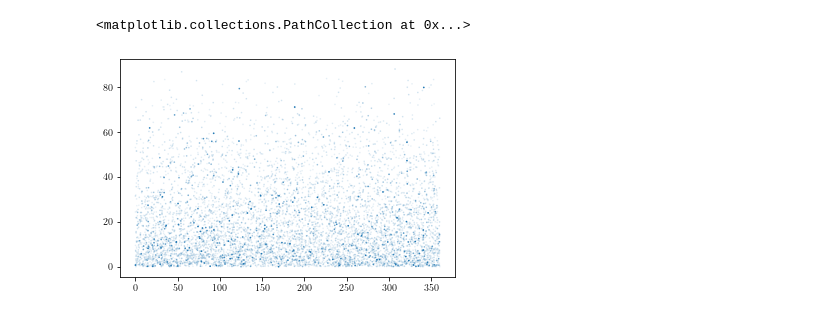
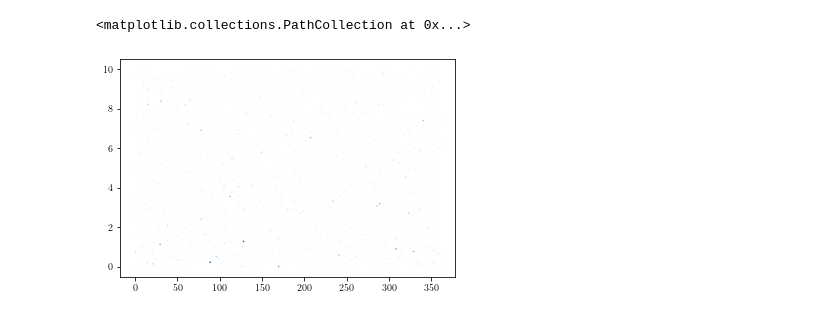
Before and after one commit to MeighenBergerS/dmpoint, a Jupyter notebook: notebooks/sky_hotspots_density.ipynb, the cells around one changed output. Drawn from its saved outputs; the diff is of its cells as text; code cells hidden in the pictures.

```diff
--- a/notebooks/sky_hotspots_density.ipynb
+++ b/notebooks/sky_hotspots_density.ipynb
@@ -115,7 +114,7 @@ def data_filter(event_dic, energy_range, angle_range, years):
         filtered_dic[year] = angle_filter_2
     return filtered_dic
 # %%
-filtered_data = data_filter(event_dic, [4., 9.], [0., 90.], [0, 1, 2, 3, 4, 5, 6, 7, 8, 9])
+filtered_data = data_filter(event_dic, [4., 9.], [0., 10.], [0, 1, 2, 3, 4, 5, 6, 7, 8, 9])
 # %%
 # Construct weighted events
 def weighted_events(event_dic, weight_func, years):
@@ -131,10 +130,10 @@ def weighted_events(event_dic, weight_func, years):
     return np.concatenate([weighted_data[year] for year in years])
 weighted_data = weighted_events(filtered_data, weights, range(10))
 # %%
-plt.scatter(weighted_data[:, 0], weighted_data[:, 1], s=0.5, alpha=weighted_data[:, 2])
+plt.scatter(weighted_data[:, 0], weighted_data[:, 1], s=0.5, alpha=weighted_data[:, 2] / max(weighted_data[:, 2]))
 # %% [output]
 <matplotlib.collections.PathCollection at 0x...>
-[figure, old version]
+[figure, new version]
 # %%
 # The sky grid
 minimal_resolution = 0.2
```
Also changed, not shown: parts of 12 cells of this notebook, 4 other files.
